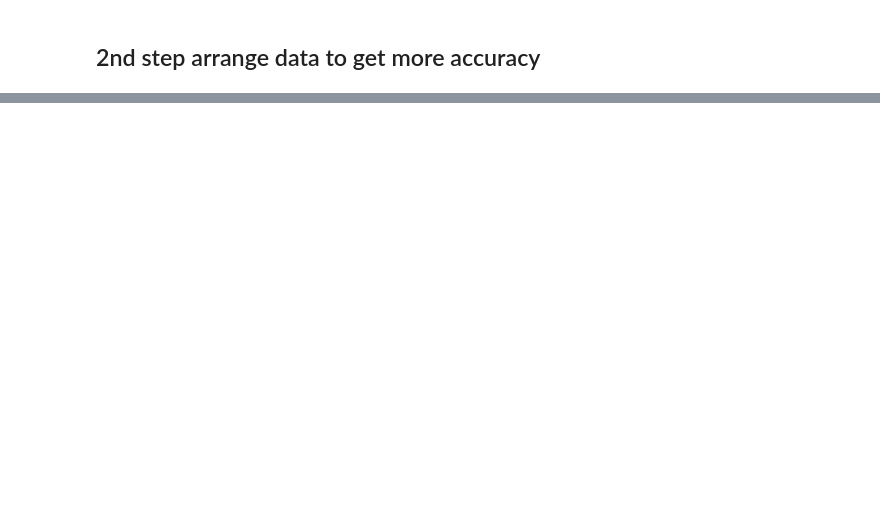
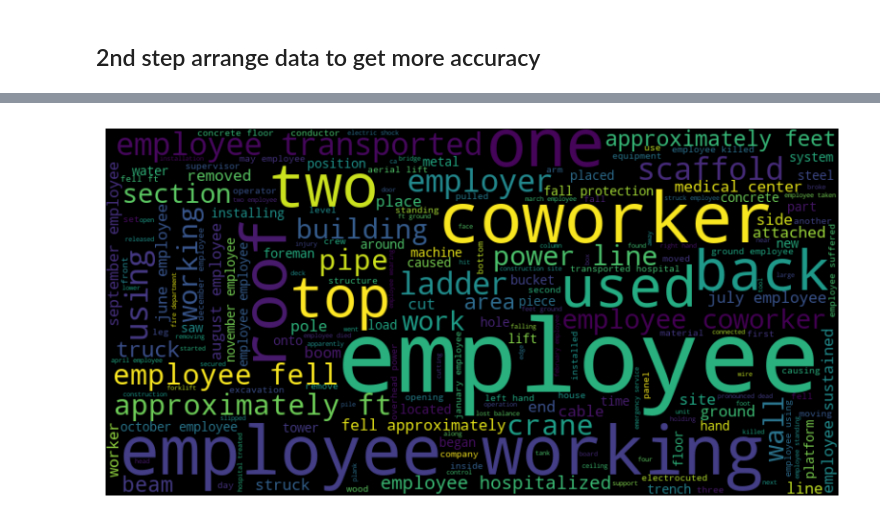
Before and after one commit to Irfanizam/accident-news-classification, a Jupyter notebook: LongText/arrange.ipynb, the cells around one changed output, grey strips where cells are left out. Cells and saved outputs as stored; diff of their text form; code cells hidden in the pictures; blank space fills up the shorter version.

```diff
--- a/LongText/arrange.ipynb
+++ b/LongText/arrange.ipynb
@@ -30,0 +57,4 @@ multiclass_lt.to_csv('C:/Users/irfanizam/workspace/FYP-Example/FinalFinalFyp/Dat
+# %%
+# Step 1: Load your data from CSV
+file_path = '../Data2/pre_arr_dt_lt.csv'  # Replace with the path to your CSV file
+df = pd.read_csv(file_path)
@@ -30,0 +244,16 @@ multiclass_lt.to_csv('C:/Users/irfanizam/workspace/FYP-Example/FinalFinalFyp/Dat
+# %%
+from wordcloud import WordCloud
+
+# Combine all tweets into a single string
+all_summary_text = ' '.join(df['summary'])
+
+# Generate a word cloud
+wordcloud = WordCloud(width=800, height=400, random_state=21, max_font_size=110).generate(all_summary_text)
+
+# Plot the WordCloud image
+plt.figure(figsize=(10, 5))
+plt.imshow(wordcloud, interpolation="bilinear")
+plt.axis('off')
+plt.show()
+# %% [output]
+[figure, added]
```
Also changed, not shown: parts of 34 cells of this notebook, 41 other files.
